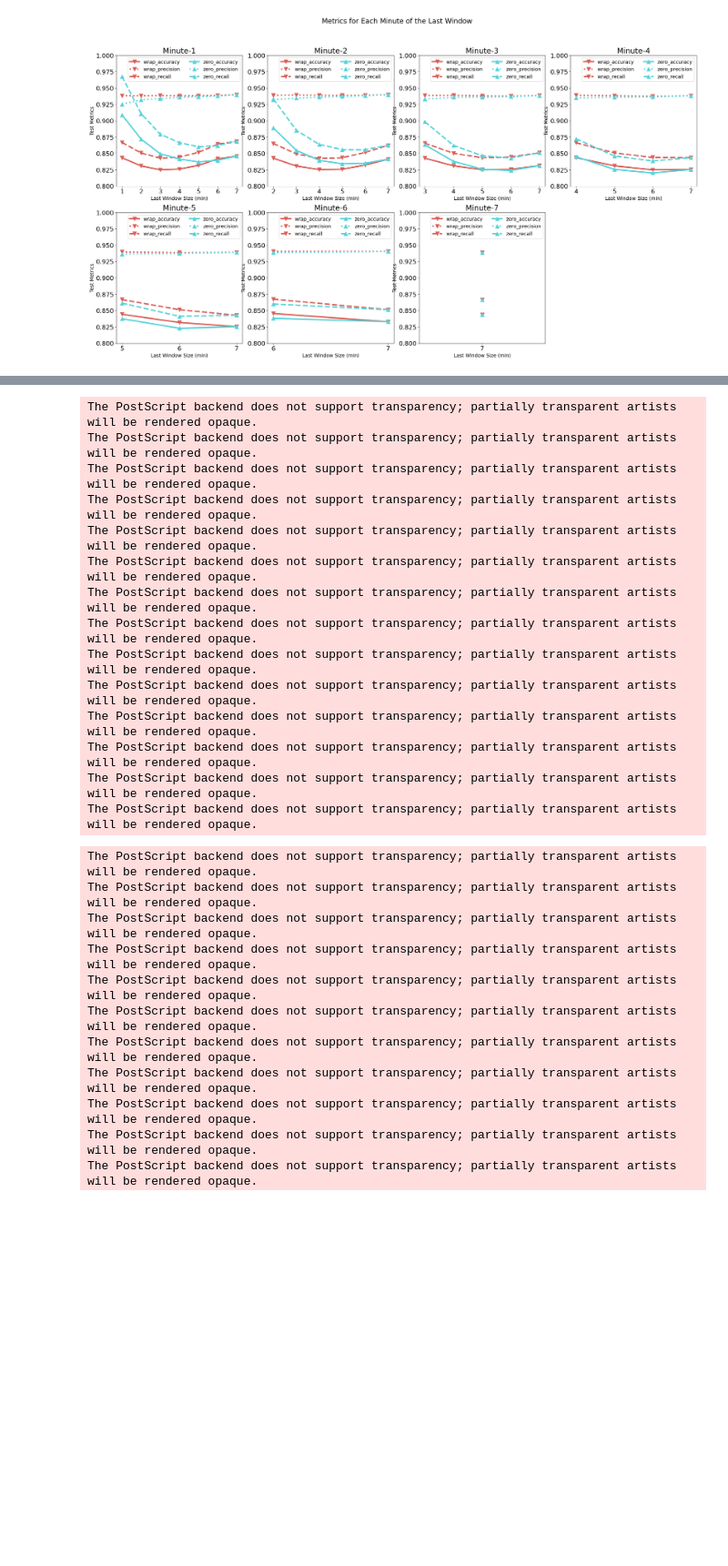
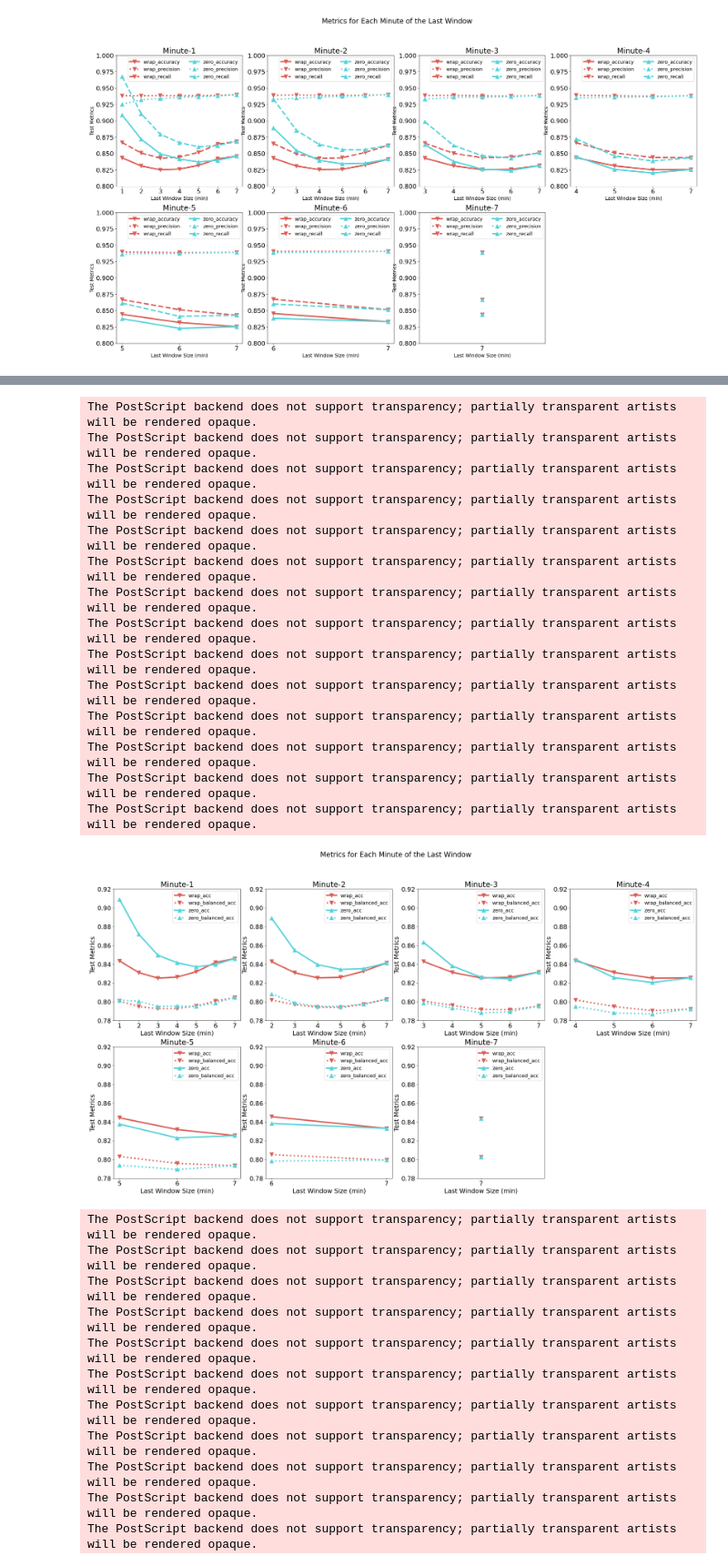
Before and after one commit to ADALabUCSD/DeepPostures, a Jupyter notebook: MSSE-2021/playground.ipynb, the cells around one changed output, grey strips where cells are left out. Shown at 91% size. Drawn from its saved outputs; the diff is of its cells as text; code cells hidden in the pictures; blank space fills up the shorter version.

```diff
--- a/MSSE-2021/playground.ipynb
+++ b/MSSE-2021/playground.ipynb
@@ -918,34 +879,35 @@ for minute, ax in zip(np.array([x for x in range(1, 8)]), axes.flatten()):
                 ys = [summaries_min[x]["accuracy"] for x in xs]
             ax.plot(xs, ys, line_fmts[i], linewidth=4, color=color, ms=12, label="{}_{}".format(label, metric))
             i += 1
 
 #         ax.plot(xs, ys, fmt, linewidth=4, color=color, ms=12, label=label)
         ax.set_xticks(xs)
         ax.set_xlabel("Last Window Size (min)")
         ax.set_ylabel("Test Metrics")
         ax.set_title("Minute-{}".format(minute))
         ax.legend(ncol=1, fontsize=14)
         ax.tick_params(axis='both', which='major', labelsize=18)
         ax.tick_params(axis='both', which='minor', labelsize=16)
-        ax.set_ylim(0.78, 0.95)
+        ax.set_ylim(0.78, 0.92)
 #     save_fig(plot_e2e.fig, "./figures/{}".format(name))
 fig.suptitle('Metrics for Each Minute of the Last Window', fontsize=20)
 save_fig(fig, "./figures/last_window_acc_per_minute")
 # %% [output]
 The PostScript backend does not support transparency; partially transparent artists will be rendered opaque.
 The PostScript backend does not support transparency; partially transparent artists will be rendered opaque.
 The PostScript backend does not support transparency; partially transparent artists will be rendered opaque.
 The PostScript backend does not support transparency; partially transparent artists will be rendered opaque.
 The PostScript backend does not support transparency; partially transparent artists will be rendered opaque.
 The PostScript backend does not support transparency; partially transparent artists will be rendered opaque.
 The PostScript backend does not support transparency; partially transparent artists will be rendered opaque.
 The PostScript backend does not support transparency; partially transparent artists will be rendered opaque.
 The PostScript backend does not support transparency; partially transparent artists will be rendered opaque.
 The PostScript backend does not support transparency; partially transparent artists will be rendered opaque.
 The PostScript backend does not support transparency; partially transparent artists will be rendered opaque.
 The PostScript backend does not support transparency; partially transparent artists will be rendered opaque.
 The PostScript backend does not support transparency; partially transparent artists will be rendered opaque.
 The PostScript backend does not support transparency; partially transparent artists will be rendered opaque.
+[figure, added]
 # %%
 palette = sns.color_palette("hls", 2)
 matplotlib.rcParams['axes.prop_cycle'] = matplotlib.cycler(color=palette)
```
Also changed, not shown: parts of 16 cells of this notebook.
